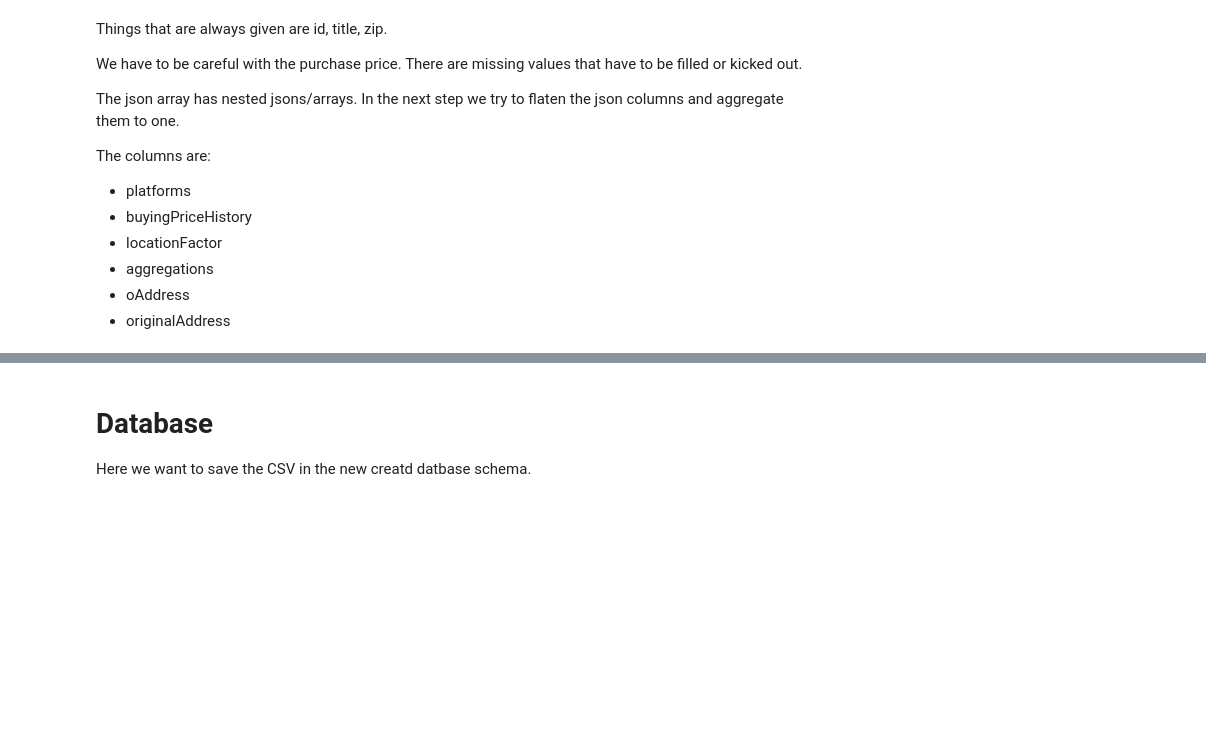
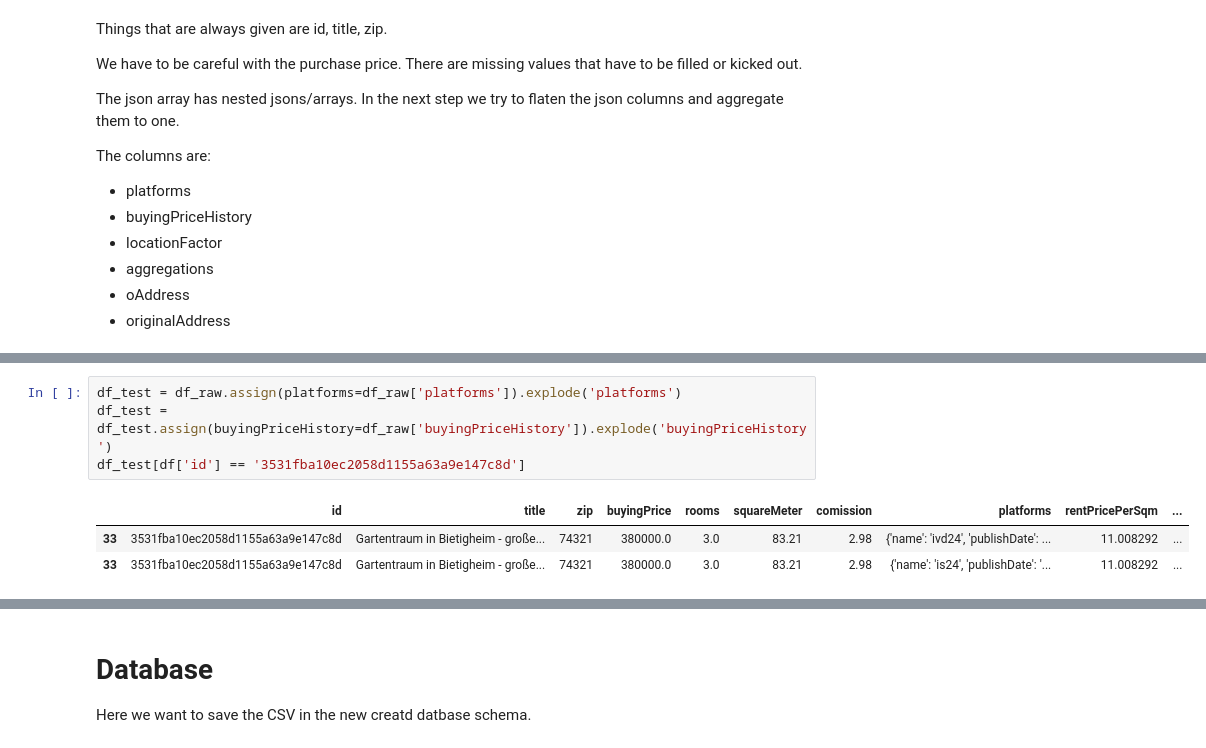
Before and after one commit to FollowJack/awesome-dataengineer-masterclass, a Jupyter notebook: 02_real_estate_roi_calculator/notebooks/playfield.ipynb, the cells around one changed output, grey strips where cells are left out. Drawn from its saved outputs; the diff is of its cells as text; blank space fills up the shorter version.

```diff
--- a/02_real_estate_roi_calculator/notebooks/playfield.ipynb
+++ b/02_real_estate_roi_calculator/notebooks/playfield.ipynb
@@ -132,0 +221,8 @@ df_raw.to_csv("../data/immo.csv")
+# %%
+df_test = df_raw.assign(platforms=df_raw['platforms']).explode('platforms')
+df_test = df_test.assign(buyingPriceHistory=df_raw['buyingPriceHistory']).explode('buyingPriceHistory')
+df_test[df['id'] == '3531fba10ec2058d1155a63a9e147c8d']
+# %% [output]
+|  | id | title | zip | buyingPrice | rooms | squareMeter | comission | platforms | rentPricePerSqm | ... |
+| 33 | 3531fba10ec2058d1155a63a9e147c8d | Gartentraum in Bietigheim - große... | 74321 | 380000.0 | 3.0 | 83.21 | 2.98 | {'name': 'ivd24', 'publishDate': ... | 11.008292 | ... |
+| 33 | 3531fba10ec2058d1155a63a9e147c8d | Gartentraum in Bietigheim - große... | 74321 | 380000.0 | 3.0 | 83.21 | 2.98 | {'name': 'is24', 'publishDate': '... | 11.008292 | ... |
```
Also changed, not shown: parts of 37 cells of this notebook, 6 other files.
